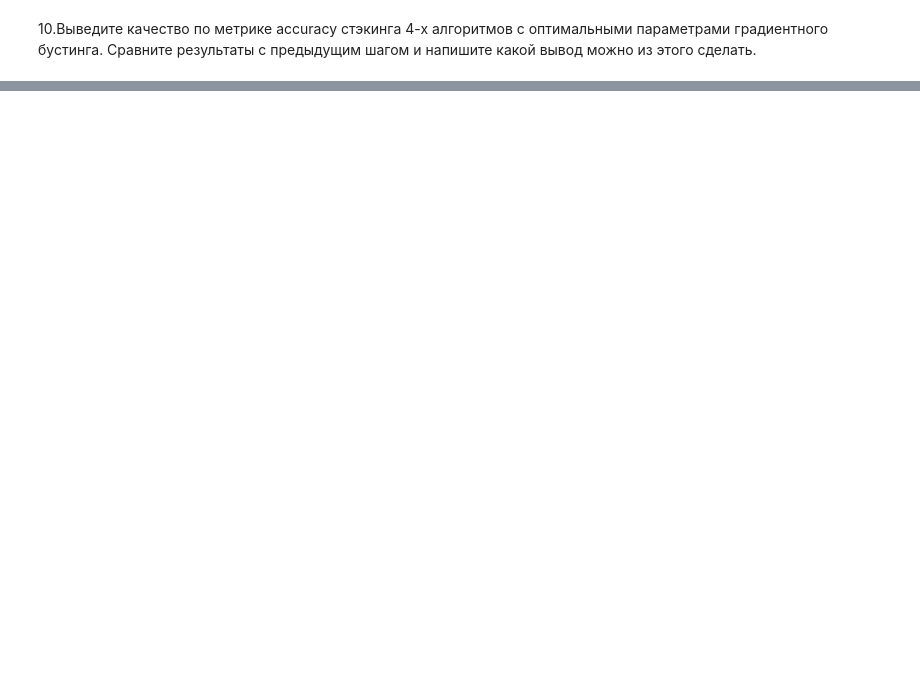
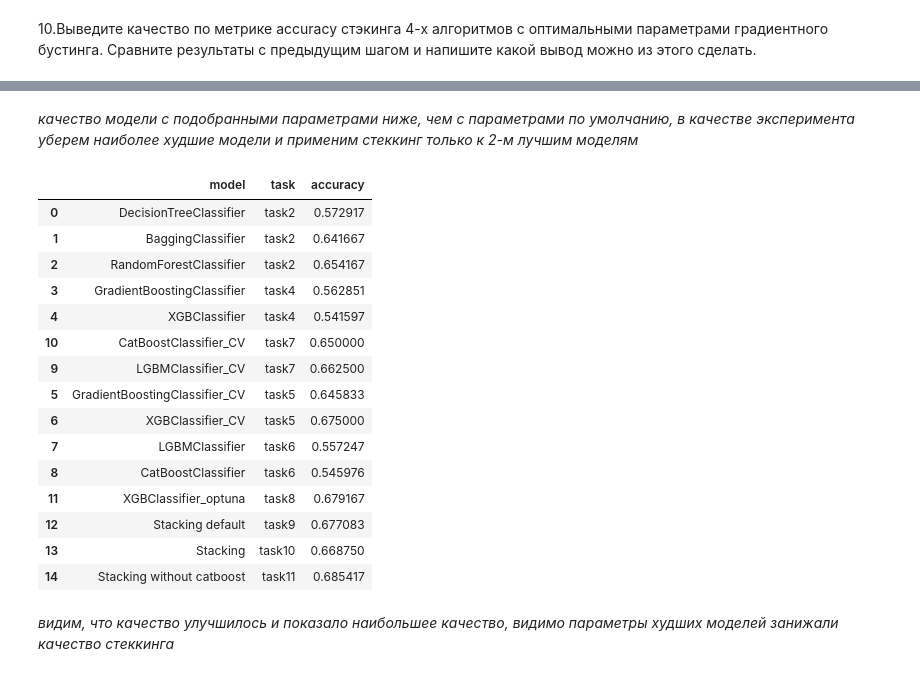
Before and after one commit to DmitriySechkin/ds-learning-sb, a Jupyter notebook: HW_4_ML.ipynb, the cells around one changed output, grey strips where cells are left out. Drawn from its saved outputs; the diff is of its cells as text; code cells hidden in the pictures; blank space fills up the shorter version.

```diff
--- a/HW_4_ML.ipynb
+++ b/HW_4_ML.ipynb
@@ -366,0 +465,46 @@ results
+# %% [markdown]
+*качество модели с подобранными параметрами ниже, чем с параметрами по умолчанию, в качестве эксперимента уберем наиболее худшие модели и применим стеккинг только к 2-м лучшим моделям*
+# %%
+### Ваш код ###
+
+label_encoder = LabelEncoder()
+y_train_encoded = label_encoder.fit_transform(y_train)
+
+estimators = [
+    ('xgb', XGBClassifier(**best_params_xgboost_optuna)),
+    ('lgb', LGBMClassifier(**best_params_lightgbm))
+]
+clf = StackingClassifier(
+     estimators=estimators,
+    verbose=False
+)
+
+clf.fit(X_train, y_train_encoded)
+
+y_pred_encoded = clf.predict(X_test)
+
+y_pred = label_encoder.inverse_transform(y_pred_encoded)
+
+acc_stacking = accuracy_score(y_pred, y_test)
+results.loc[14] = ['Stacking without catboost', 'task11', acc_stacking]
+# %%
+results
+# %% [output]
+|  | model | task | accuracy |
+| 0 | DecisionTreeClassifier | task2 | 0.572917 |
+| 1 | BaggingClassifier | task2 | 0.641667 |
+| 2 | RandomForestClassifier | task2 | 0.654167 |
+| 3 | GradientBoostingClassifier | task4 | 0.562851 |
+| 4 | XGBClassifier | task4 | 0.541597 |
+| 10 | CatBoostClassifier_CV | task7 | 0.650000 |
+| 9 | LGBMClassifier_CV | task7 | 0.662500 |
+| 5 | GradientBoostingClassifier_CV | task5 | 0.645833 |
+| 6 | XGBClassifier_CV | task5 | 0.675000 |
+| 7 | LGBMClassifier | task6 | 0.557247 |
+| 8 | CatBoostClassifier | task6 | 0.545976 |
+| 11 | XGBClassifier_optuna | task8 | 0.679167 |
+| 12 | Stacking default | task9 | 0.677083 |
+| 13 | Stacking | task10 | 0.668750 |
+| 14 | Stacking without catboost | task11 | 0.685417 |
+# %% [markdown]
+*видим, что качество улучшилось и показало наибольшее качество, видимо параметры худших моделей занижали качество стеккинга*
```
Also changed, not shown: parts of 26 cells of this notebook, 9 other files.
